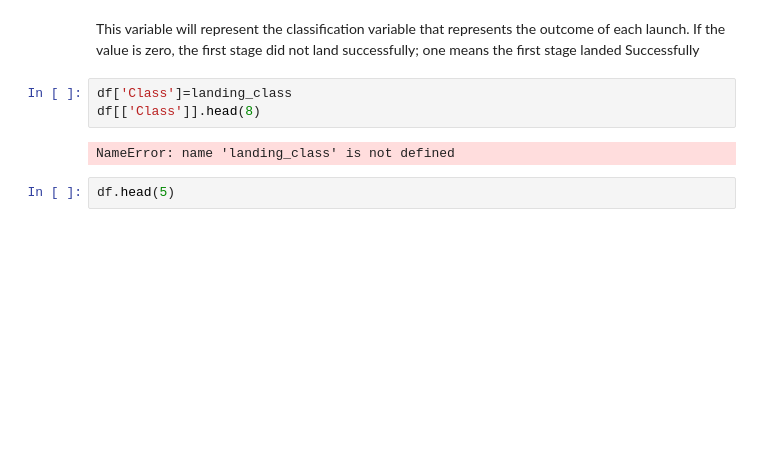
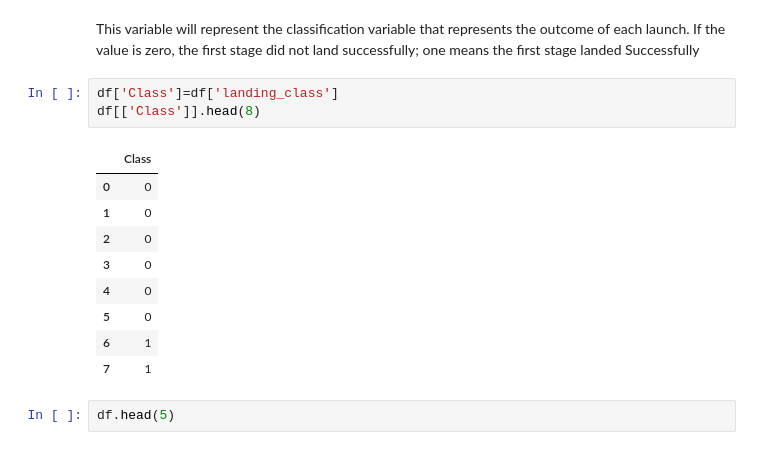
Before and after one commit to NasMkr/Capstone, a Jupyter notebook: labs-jupyter-spacex-Data wrangling.ipynb, the cells around one changed output. Cells and saved outputs as stored; diff of their text form; blank space fills up the shorter version.

```diff
--- a/labs-jupyter-spacex-Data wrangling.ipynb
+++ b/labs-jupyter-spacex-Data wrangling.ipynb
@@ -272,10 +272,18 @@ df
 # %% [markdown]
 This variable will represent the classification variable that represents the outcome of each launch. If the value is zero, the  first stage did not land successfully; one means  the first stage landed Successfully
 # %%
-df['Class']=landing_class
+df['Class']=df['landing_class']
 df[['Class']].head(8)
 # %% [output]
-NameError: name 'landing_class' is not defined
+|  | Class |
+| 0 | 0 |
+| 1 | 0 |
+| 2 | 0 |
+| 3 | 0 |
+| 4 | 0 |
+| 5 | 0 |
+| 6 | 1 |
+| 7 | 1 |
 # %%
 df.head(5)
 # %% [output]
```
Also changed, not shown: parts of 3 cells of this notebook.
